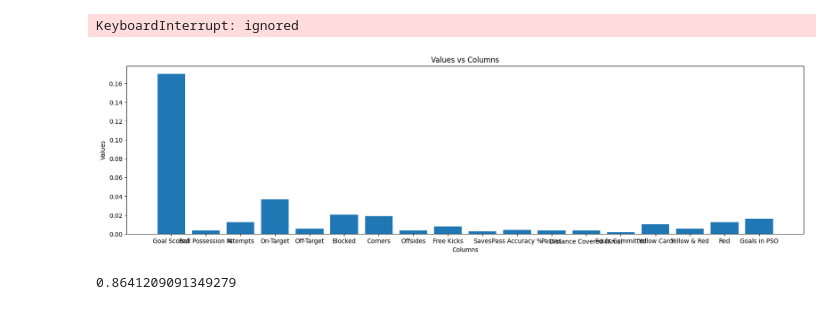
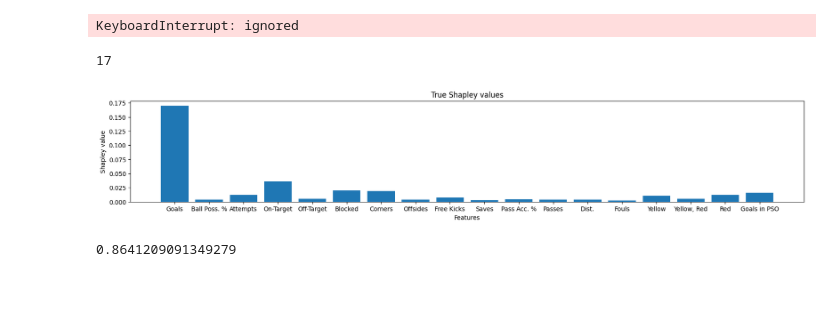
Before and after one commit to maximedidasca/hierarchical_shapley_approx, a Jupyter notebook: algo.ipynb, the cells around one changed output. Cells and saved outputs as stored; diff of their text form; code cells hidden in the pictures.

Commit message:
new diagrams

```diff
--- a/algo.ipynb
+++ b/algo.ipynb
@@ -253,6 +255,8 @@ X
 | 126 | 4 | 39 | 8 | 6 | 1 | 1 | 2 | 1 | ... |
 | 127 | 2 | 61 | 15 | 3 | 8 | 4 | 6 | 1 | ... |
 128 rows × 18 columns
+# %%
+FIFA_cols = ['Goals',	'Ball Poss. %',	'Attempts', 'On-Target',	'Off-Target',	'Blocked',	'Corners',	'Offsides',	'Free Kicks',	'Saves',	'Pass Acc. %',	'Passes',	'Dist.',	'Fouls',	'Yellow',	'Yellow, Red',	'Red'	,'Goals in PSO']
 # %%
 from sklearn.linear_model import LogisticRegression
 
@@ -336,16 +356,20 @@ print(true_shapley)
 KeyboardInterrupt: ignored
 # %%
 true_shapley = [0.16999648, 0.00351305, 0.01231289, 0.03640622, 0.0052994,  0.02015739, 0.01889732, 0.0034261,  0.00753081, 0.00282818, 0.00419999, 0.00374287, 0.00380925, 0.00176043, 0.01024351, 0.00525661, 0.01237468, 0.01605793]
+# %%
+len(FIFA_cols)
+# %% [output]
+17
 # %%
 # Plotting
-plt.figure(figsize=(20, 5))  # Adjust the figure size as desired
-plt.bar(X.columns, true_shapley)
-plt.xlabel('Columns')
-plt.ylabel('Values')
-plt.title('Values vs Columns')
+plt.figure(figsize=(20, 3))  # Adjust the figure size as desired
+plt.bar(FIFA_cols, true_shapley)
+plt.xlabel('Features')
+plt.ylabel('Shapley value')
+plt.title('True Shapley values')
 plt.show()
 # %% [output]
-[figure, old version]
+[figure, new version]
 # %%
 cosine_sim = cosine_similarity([true_shapley], [arr1])[0][0]
 print(cosine_sim)
```
Also changed, not shown: parts of 22 cells of this notebook.
